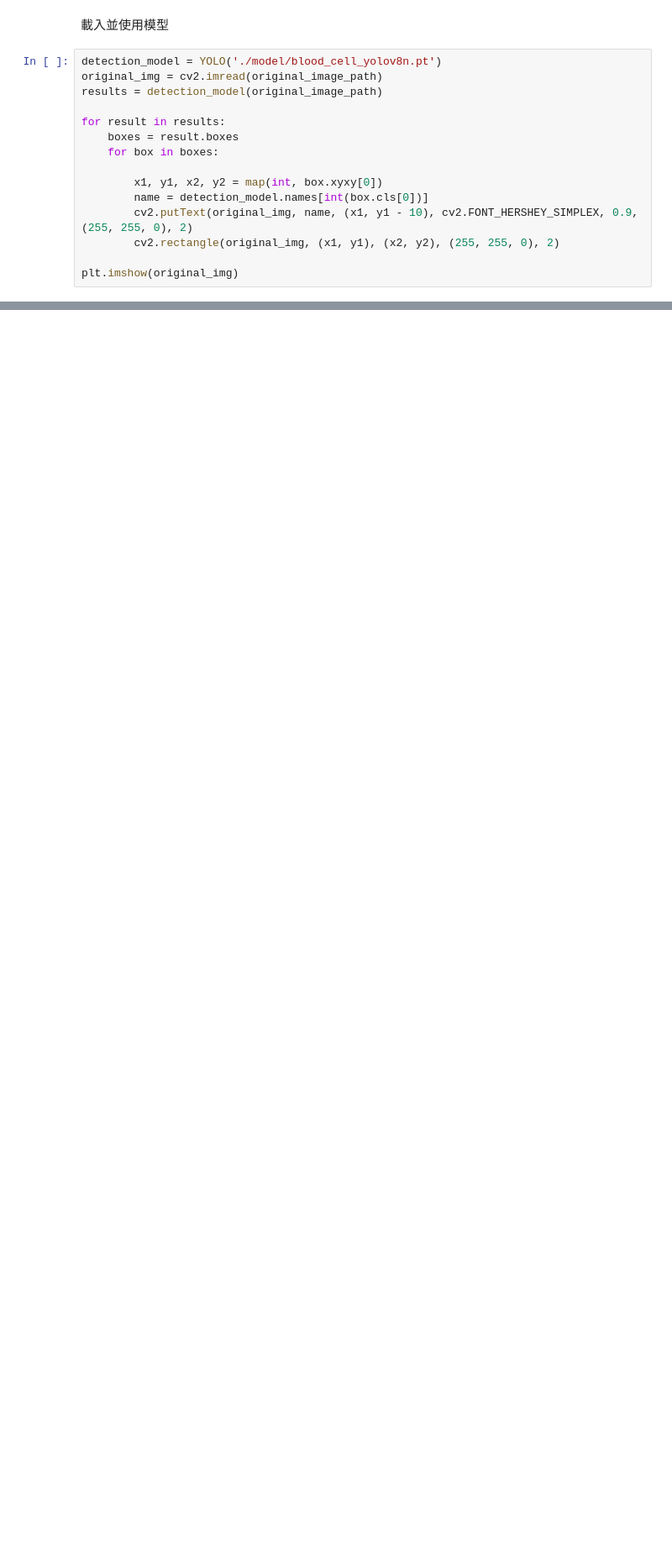
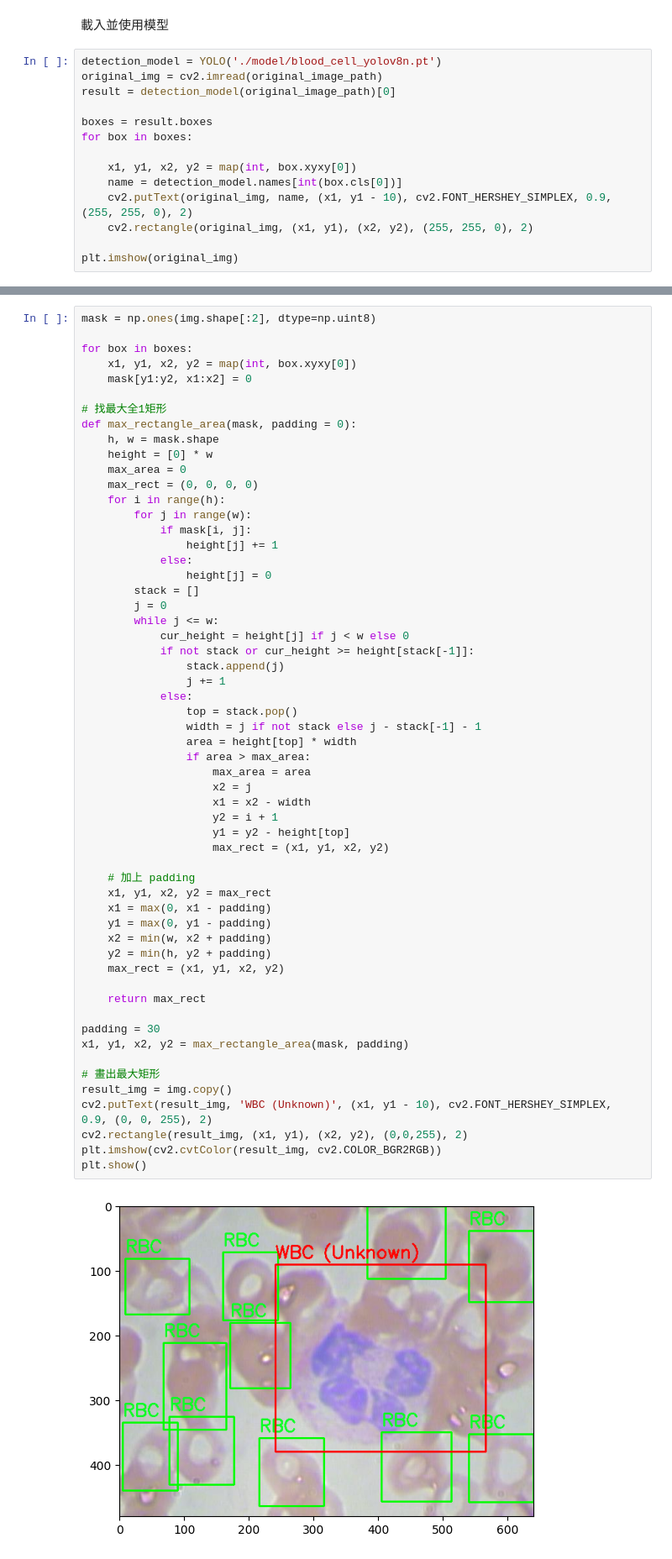
Before and after one commit to ImMasterSam/NSYSU_ComputerVision, a Jupyter notebook: blood_cell.ipynb, the cells around one changed output, grey strips where cells are left out. Shown at 84% size. Cells and saved outputs as stored; diff of their text form; blank space fills up the shorter version.

```diff
--- a/blood_cell.ipynb
+++ b/blood_cell.ipynb
@@ -415,16 +415,15 @@ plt.imshow(img)
 # %%
 detection_model = YOLO('./model/blood_cell_yolov8n.pt')
 original_img = cv2.imread(original_image_path)
-results = detection_model(original_image_path)
+result = detection_model(original_image_path)[0]
 
-for result in results:
-    boxes = result.boxes
-    for box in boxes:
+boxes = result.boxes
+for box in boxes:
 
-        x1, y1, x2, y2 = map(int, box.xyxy[0])
-        name = detection_model.names[int(box.cls[0])]
-        cv2.putText(original_img, name, (x1, y1 - 10), cv2.FONT_HERSHEY_SIMPLEX, 0.9, (255, 255, 0), 2)
-        cv2.rectangle(original_img, (x1, y1), (x2, y2), (255, 255, 0), 2)
+    x1, y1, x2, y2 = map(int, box.xyxy[0])
+    name = detection_model.names[int(box.cls[0])]
+    cv2.putText(original_img, name, (x1, y1 - 10), cv2.FONT_HERSHEY_SIMPLEX, 0.9, (255, 255, 0), 2)
+    cv2.rectangle(original_img, (x1, y1), (x2, y2), (255, 255, 0), 2)
 
 plt.imshow(original_img)
 # %% [output]
@@ -434,0 +436,59 @@ Speed: 1.6ms preprocess, 12.9ms inference, 1.9ms postprocess per image at shape
+# %%
+mask = np.ones(img.shape[:2], dtype=np.uint8)
+
+for box in boxes:
+    x1, y1, x2, y2 = map(int, box.xyxy[0])
+    mask[y1:y2, x1:x2] = 0
+
+# 找最大全1矩形
+def max_rectangle_area(mask, padding = 0):
+    h, w = mask.shape
+    height = [0] * w
+    max_area = 0
+    max_rect = (0, 0, 0, 0)
+    for i in range(h):
+        for j in range(w):
+            if mask[i, j]:
+                height[j] += 1
+            else:
+                height[j] = 0
+        stack = []
+        j = 0
+        while j <= w:
+            cur_height = height[j] if j < w else 0
+            if not stack or cur_height >= height[stack[-1]]:
+                stack.append(j)
+                j += 1
+            else:
+                top = stack.pop()
+                width = j if not stack else j - stack[-1] - 1
+                area = height[top] * width
+                if area > max_area:
+                    max_area = area
+                    x2 = j
+                    x1 = x2 - width
+                    y2 = i + 1
+                    y1 = y2 - height[top]
+                    max_rect = (x1, y1, x2, y2)
+
+    # 加上 padding
+    x1, y1, x2, y2 = max_rect
+    x1 = max(0, x1 - padding)
+    y1 = max(0, y1 - padding)
+    x2 = min(w, x2 + padding)
+    y2 = min(h, y2 + padding)
+    max_rect = (x1, y1, x2, y2)
+
+    return max_rect
+
+padding = 30
+x1, y1, x2, y2 = max_rectangle_area(mask, padding)
+
+# 畫出最大矩形
+result_img = img.copy()
+cv2.putText(result_img, 'WBC (Unknown)', (x1, y1 - 10), cv2.FONT_HERSHEY_SIMPLEX, 0.9, (0, 0, 255), 2)
+cv2.rectangle(result_img, (x1, y1), (x2, y2), (0,0,255), 2)
+plt.imshow(cv2.cvtColor(result_img, cv2.COLOR_BGR2RGB))
+plt.show()
+# %% [output]
+[figure, added]
```
Also changed, not shown: parts of 2 cells of this notebook.
